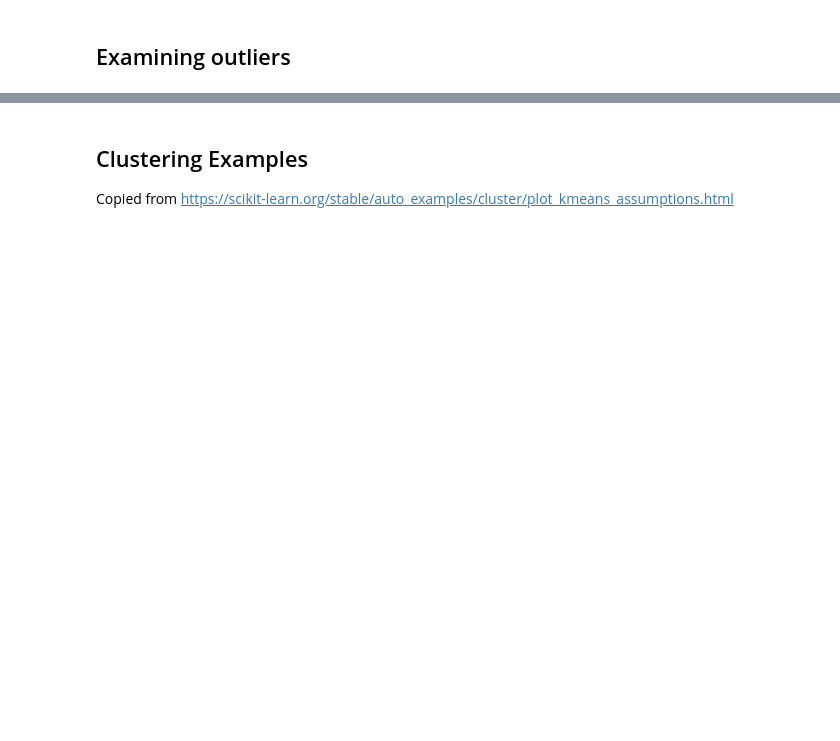
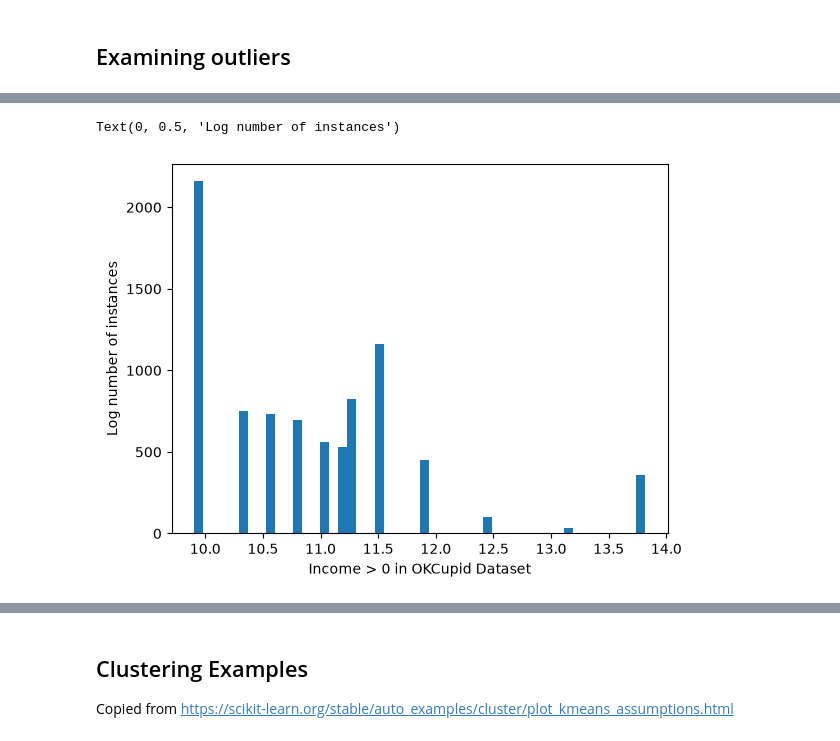
Before and after one commit to mru-data3464/f26, a Jupyter notebook: demo_code/07_missing_weird/ok_cupid_processing.ipynb, the cells around one changed output, grey strips where cells are left out. Cells and saved outputs as stored; diff of their text form; code cells hidden in the pictures; blank space fills up the shorter version.

```diff
--- a/demo_code/07_missing_weird/ok_cupid_processing.ipynb
+++ b/demo_code/07_missing_weird/ok_cupid_processing.ipynb
@@ -334,10 +337,13 @@ plt.ylabel("Number of instances")
 # %%
 # assume -1 is encoding missingness
 log_inc = np.log(train[train["income"] > 0]["income"])
 plt.hist(log_inc, bins=50)
-plt.xlabel("Income > 0 in OKCupid Dataset")
-plt.ylabel("Log number of instances")
+plt.xlabel("log(Income > 0) in OKCupid Dataset")
+plt.ylabel("Number of instances")
 # plt.savefig("../../img/06-income-hist-log.png")
+# %% [output]
+Text(0, 0.5, 'Log number of instances')
+[figure, added]
 # %%
 # What about boxplots vs STEM?
 # Only use the training data since we're looking at relationship with predictor
```
Also changed, not shown: parts of 10 cells of this notebook, 3 other files.
